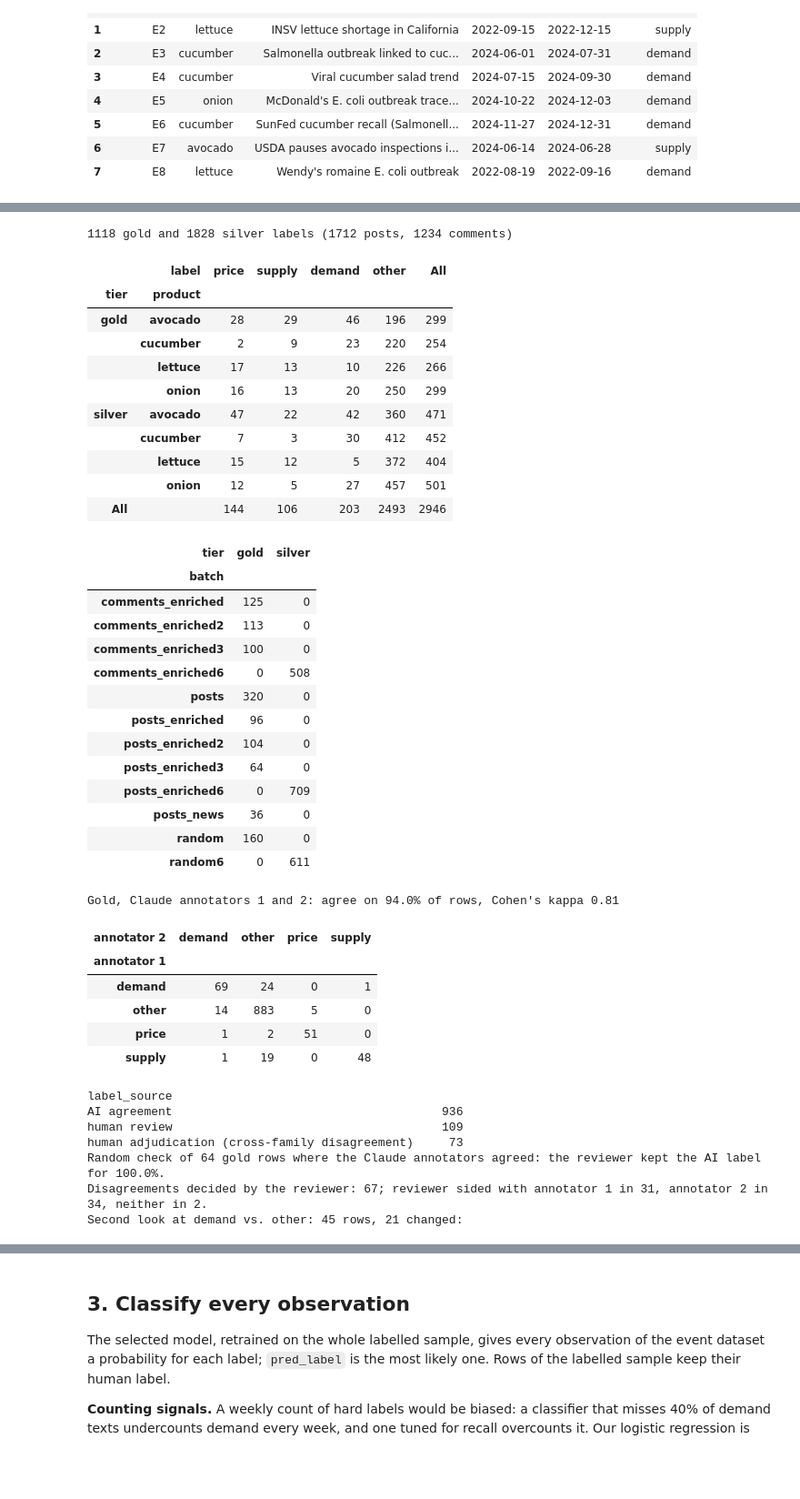
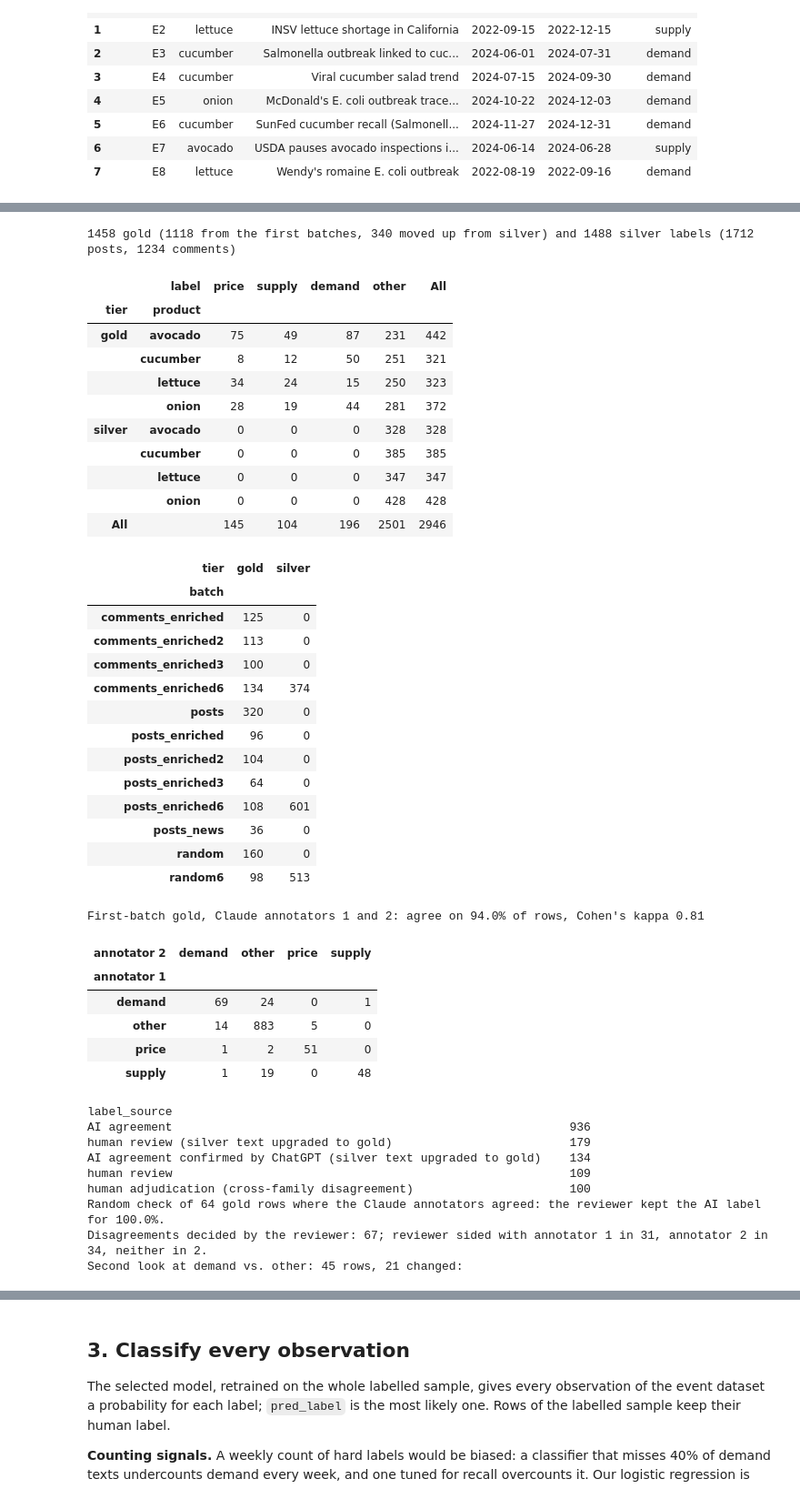
Before and after one commit to joy91269/CultivateIQYummy, a Jupyter notebook: notebooks/task2_signals_and_prices.ipynb, the cells around one changed output, grey strips where cells are left out. Shown at 91% size. Drawn from its saved outputs; the diff is of its cells as text; code cells hidden in the pictures; blank space fills up the shorter version.

```diff
--- a/notebooks/task2_signals_and_prices.ipynb
+++ b/notebooks/task2_signals_and_prices.ipynb
@@ -84,55 +102,58 @@ at the end of the codebook.
 # %%
 from sklearn.metrics import cohen_kappa_score
 lab = pd.read_csv("labeling/labels.csv")
 lab = lab[lab["label"].isin(LABELS)]
 gold, silver = lab[lab["tier"] == "gold"], lab[lab["tier"] == "silver"]
-print(f"{len(gold)} gold and {len(silver)} silver labels "
+moved = gold["upgrade"].fillna(False).astype(bool)
+first, gold_up = gold[~moved], gold[moved]
+print(f"{len(gold)} gold ({len(first)} from the first batches, {len(gold_up)} moved up from silver) and "
+      f"{len(silver)} silver labels "
       f"({(lab.record_type == 'post').sum()} posts, {(lab.record_type == 'comment').sum()} comments)")
 display(pd.crosstab([lab["tier"], lab["product"]], lab["label"], margins=True).reindex(columns=LABELS + ["All"]))
 display(pd.crosstab(lab["batch"], lab["tier"]))
-print(f"Gold, Claude annotators 1 and 2: agree on {gold['ai_agree'].mean():.1%} of rows, Cohen's kappa "
-      f"{cohen_kappa_score(gold['label_ai1'], gold['label_ai2']):.2f}")
-display(pd.crosstab(gold["label_ai1"], gold["label_ai2"], rownames=["annotator 1"], colnames=["annotator 2"]))
+print(f"First-batch gold, Claude annotators 1 and 2: agree on {first['ai_agree'].mean():.1%} of rows, Cohen's kappa "
+      f"{cohen_kappa_score(first['label_ai1'], first['label_ai2']):.2f}")
+display(pd.crosstab(first["label_ai1"], first["label_ai2"], rownames=["annotator 1"], colnames=["annotator 2"]))
 print(gold["label_source"].value_counts().to_string())
-check = gold[gold["reviewed"] & gold["ai_agree"]]
+check = first[first["reviewed"] & first["ai_agree"]]
 print(f"Random check of {len(check)} gold rows where the Claude annotators agreed: the reviewer kept the AI label "
       f"for {(check['human_label'] == check['label_ai1']).mean():.1%}.")
-dis = gold[gold["reviewed"] & ~gold["ai_agree"]]
+dis = first[first["reviewed"] & ~first["ai_agree"]]
 print(f"Disagreements decided by the reviewer: {len(dis)}; reviewer sided with annotator 1 in "
       f"{(dis['human_label'] == dis['label_ai1']).sum()}, annotator 2 in "
       f"{(dis['human_label'] == dis['label_ai2']).sum()}, neither in "
       f"{((dis['human_label'] != dis['label_ai1']) & (dis['human_label'] != dis['label_ai2'])).sum()}.")
 re2 = gold[gold["rechecked"]]
 print(f"Second look at demand vs. other: {len(re2)} rows, {(re2['first_pass_label'] != re2['human_label']).sum()} changed:")
 display(pd.crosstab(re2["first_pass_label"], re2["human_label"], rownames=["first look"], colnames=["second look"]))
 # %% [output]
-1118 gold and 1828 silver labels (1712 posts, 1234 comments)
+1458 gold (1118 from the first batches, 340 moved up from silver) and 1488 silver labels (1712 posts, 1234 comments)
 |  | label | price | supply | demand | other | All |
 | tier | product |  |  |  |  |  |
-| gold | avocado | 28 | 29 | 46 | 196 | 299 |
-|  | cucumber | 2 | 9 | 23 | 220 | 254 |
-|  | lettuce | 17 | 13 | 10 | 226 | 266 |
-|  | onion | 16 | 13 | 20 | 250 | 299 |
-| silver | avocado | 47 | 22 | 42 | 360 | 471 |
-|  | cucumber | 7 | 3 | 30 | 412 | 452 |
-|  | lettuce | 15 | 12 | 5 | 372 | 404 |
-|  | onion | 12 | 5 | 27 | 457 | 501 |
-| All |  | 144 | 106 | 203 | 2493 | 2946 |
+| gold | avocado | 75 | 49 | 87 | 231 | 442 |
+|  | cucumber | 8 | 12 | 50 | 251 | 321 |
+|  | lettuce | 34 | 24 | 15 | 250 | 323 |
+|  | onion | 28 | 19 | 44 | 281 | 372 |
+| silver | avocado | 0 | 0 | 0 | 328 | 328 |
+|  | cucumber | 0 | 0 | 0 | 385 | 385 |
+|  | lettuce | 0 | 0 | 0 | 347 | 347 |
+|  | onion | 0 | 0 | 0 | 428 | 428 |
+| All |  | 145 | 104 | 196 | 2501 | 2946 |
 | tier | gold | silver |
 | batch |  |  |
 | comments_enriched | 125 | 0 |
 | comments_enriched2 | 113 | 0 |
 | comments_enriched3 | 100 | 0 |
-| comments_enriched6 | 0 | 508 |
+| comments_enriched6 | 134 | 374 |
 | posts | 320 | 0 |
 | posts_enriched | 96 | 0 |
 | posts_enriched2 | 104 | 0 |
 | posts_enriched3 | 64 | 0 |
-| posts_enriched6 | 0 | 709 |
+| posts_enriched6 | 108 | 601 |
 | posts_news | 36 | 0 |
 | random | 160 | 0 |
-| random6 | 0 | 611 |
+| random6 | 98 | 513 |
-Gold, Claude annotators 1 and 2: agree on 94.0% of rows, Cohen's kappa 0.81
+First-batch gold, Claude annotators 1 and 2: agree on 94.0% of rows, Cohen's kappa 0.81
 | annotator 2 | demand | other | price | supply |
 | annotator 1 |  |  |  |  |
 | demand | 69 | 24 | 0 | 1 |
@@ -140,9 +161,11 @@ Gold, Claude annotators 1 and 2: agree on 94.0% of rows, Cohen's kappa 0.81
 | price | 1 | 2 | 51 | 0 |
 | supply | 1 | 19 | 0 | 48 |
 label_source
-AI agreement                                      936
-human review                                      109
-human adjudication (cross-family disagreement)     73
+AI agreement                                                        936
+human review (silver text upgraded to gold)                         179
+AI agreement confirmed by ChatGPT (silver text upgraded to gold)    134
+human review                                                        109
+human adjudication (cross-family disagreement)                      100
 Random check of 64 gold rows where the Claude annotators agreed: the reviewer kept the AI label for 100.0%.
 Disagreements decided by the reviewer: 67; reviewer sided with annotator 1 in 31, annotator 2 in 34, neither in 2.
 Second look at demand vs. other: 45 rows, 21 changed:
```
Also changed, not shown: parts of 13 cells of this notebook, 17 other files.
